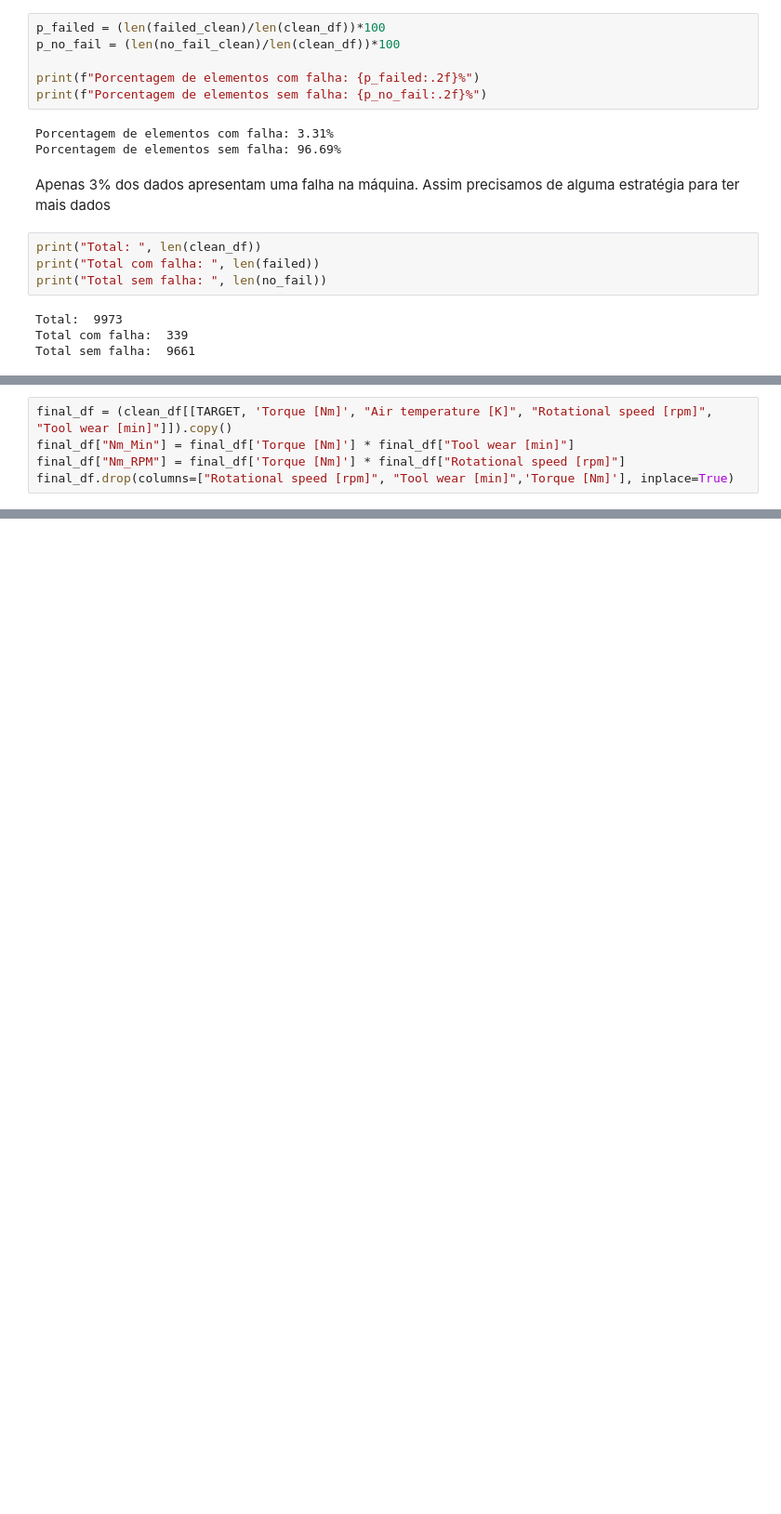
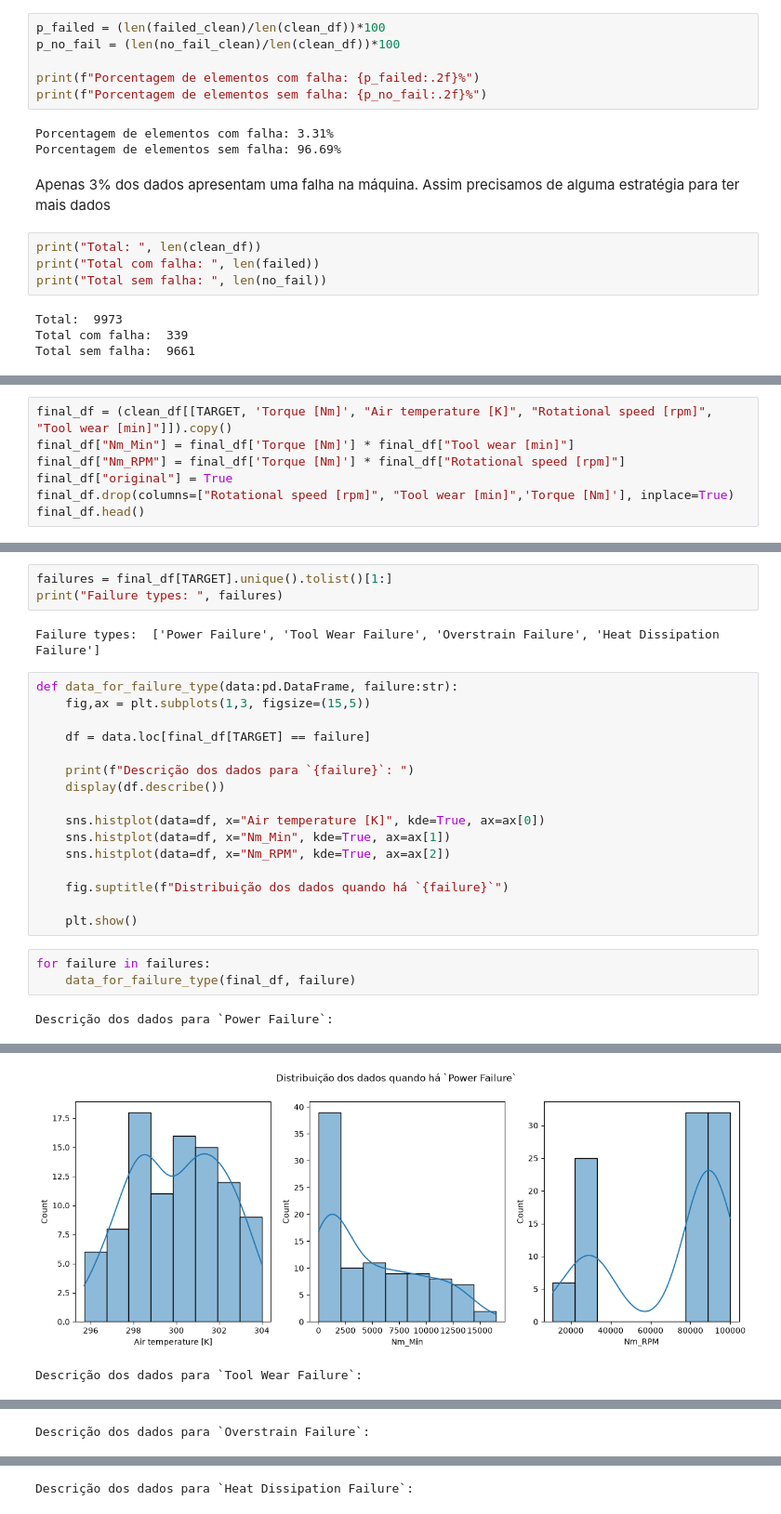
Before and after one commit to Dpbm/mestrado-aulas, a Jupyter notebook: mineracao-de-dados/atividades/atividade1/analysis.ipynb, the cells around one changed output, grey strips where cells are left out. Shown at 93% size. Saved outputs shown, nothing was run; the diff lists cells and outputs as text; blank space fills up the shorter version.

Commit message:
final data

```diff
--- a/mineracao-de-dados/atividades/atividade1/analysis.ipynb
+++ b/mineracao-de-dados/atividades/atividade1/analysis.ipynb
@@ -696,4 +688,6 @@ Total a ser criado para cada uma das 4 labels:  2330.5
 final_df = (clean_df[[TARGET, 'Torque [Nm]', "Air temperature [K]", "Rotational speed [rpm]", "Tool wear [min]"]]).copy()
 final_df["Nm_Min"] = final_df['Torque [Nm]'] * final_df["Tool wear [min]"]
 final_df["Nm_RPM"] = final_df['Torque [Nm]'] * final_df["Rotational speed [rpm]"]
+final_df["original"] = True
 final_df.drop(columns=["Rotational speed [rpm]", "Tool wear [min]",'Torque [Nm]'], inplace=True)
+final_df.head()
@@ -699,0 +701,26 @@ final_df.drop(columns=["Rotational speed [rpm]", "Tool wear [min]",'Torque [Nm]'
+# %%
+failures = final_df[TARGET].unique().tolist()[1:]
+print("Failure types: ", failures)
+# %% [output]
+Failure types:  ['Power Failure', 'Tool Wear Failure', 'Overstrain Failure', 'Heat Dissipation Failure']
+# %%
+def data_for_failure_type(data:pd.DataFrame, failure:str):
+    fig,ax = plt.subplots(1,3, figsize=(15,5))
+
+    df = data.loc[final_df[TARGET] == failure]
+
+    print(f"Descrição dos dados para `{failure}`: ")
+    display(df.describe())
+
+    sns.histplot(data=df, x="Air temperature [K]", kde=True, ax=ax[0])
+    sns.histplot(data=df, x="Nm_Min", kde=True, ax=ax[1])
+    sns.histplot(data=df, x="Nm_RPM", kde=True, ax=ax[2])
+
+    fig.suptitle(f"Distribuição dos dados quando há `{failure}`")
+
+    plt.show()
+# %%
+for failure in failures:
+    data_for_failure_type(final_df, failure)
+# %% [output]
+Descrição dos dados para `Power Failure`:
@@ -699,0 +736,2 @@ final_df.drop(columns=["Rotational speed [rpm]", "Tool wear [min]",'Torque [Nm]'
+[figure, added]
+Descrição dos dados para `Tool Wear Failure`:
@@ -699,0 +748 @@ final_df.drop(columns=["Rotational speed [rpm]", "Tool wear [min]",'Torque [Nm]'
+Descrição dos dados para `Overstrain Failure`:
@@ -699,0 +759 @@ final_df.drop(columns=["Rotational speed [rpm]", "Tool wear [min]",'Torque [Nm]'
+Descrição dos dados para `Heat Dissipation Failure`:
```
Also changed, not shown: parts of 17 cells of this notebook, 1 other file.
